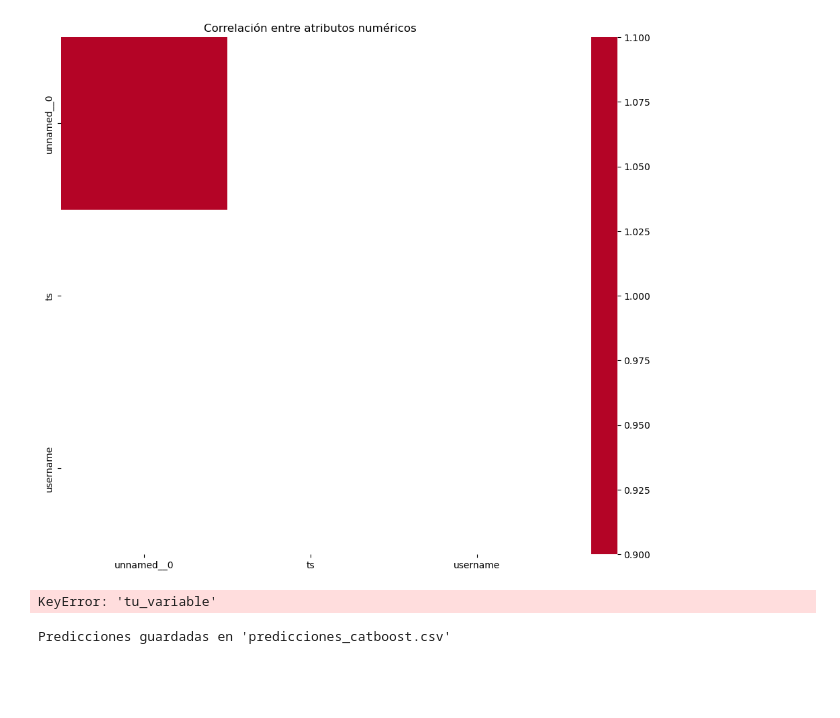
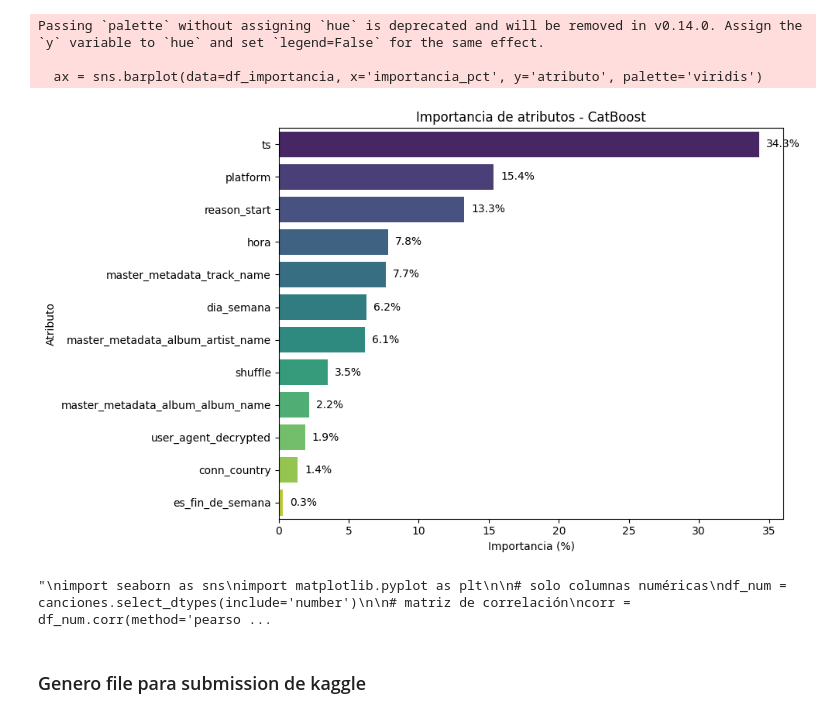
Before and after one commit to belenchen1/song-skip-predictor, a Jupyter notebook: t5p-spotify.ipynb, the cells around one changed output. Cells and saved outputs as stored; diff of their text form; code cells hidden in the pictures; blank space fills up the shorter version.

Commit message:
AUC 0.92793 en kaggle - emprolijo archivo y extraigo atributos de ts

```diff
--- a/t5p-spotify.ipynb
+++ b/t5p-spotify.ipynb
@@ -329,4 +290,36 @@ Passing `palette` without assigning `hue` is deprecated and will be removed in v
+# %%
+importancia = modelofinal.get_feature_importance()
+columnas = X_train.columns
+
+df_importancia = pd.DataFrame({
+   'atributo': columnas,
+   'importancia': importancia
+})
+
+# Calcular porcentajes
+df_importancia['importancia_pct'] = 100 * df_importancia['importancia'] / df_importancia['importancia'].sum()
+df_importancia = df_importancia.sort_values(by='importancia_pct', ascending=False).head(20)
+
+# Gráfico
+plt.figure(figsize=(10, 6))
+ax = sns.barplot(data=df_importancia, x='importancia_pct', y='atributo', palette='viridis')
+plt.title('Importancia de atributos - CatBoost')
+plt.xlabel('Importancia (%)')
+plt.ylabel('Atributo')
+
+# Agregar los porcentajes encima de las barras
+for i, (valor, atributo) in enumerate(zip(df_importancia['importancia_pct'], df_importancia['atributo'])):
+   ax.text(valor + 0.5, i, f"{valor:.1f}%", va='center')
+
+plt.tight_layout()
+plt.show()
+# %% [output]
+Passing `palette` without assigning `hue` is deprecated and will be removed in v0.14.0. Assign the `y` variable to `hue` and set `legend=False` for the same effect.
+
+  ax = sns.barplot(data=df_importancia, x='importancia_pct', y='atributo', palette='viridis')
+[figure, added]
 # %%
+'''
 import seaborn as sns
 import matplotlib.pyplot as plt
 
@@ -342,46 +335,9 @@ plt.show()
 
 target_feature = 'tu_variable'
 df_num.corrwith(df_num[target_feature]).sort_values(ascending=False)
+
+'''
 # %% [output]
-[figure, removed]
-KeyError: 'tu_variable'
+"\nimport seaborn as sns\nimport matplotlib.pyplot as plt\n\n# solo columnas numéricas\ndf_num = canciones.select_dtypes(include='number')\n\n# matriz de correlación\ncorr = df_num.corr(method='pearso ...
-# %%
-submission = pd.read_csv("submission.csv")
-
-
-submission["ts"] = pd.to_datetime(submission["ts"], utc=True).view("int64") / 10**9
-
-categorical_cols = [
-    "platform", "conn_country", "user_agent_decrypted",
-    "master_metadata_track_name", "master_metadata_album_artist_name",
-    "master_metadata_album_album_name", "reason_start"
-]
-
-
-for col in categorical_cols:
-    submission[col] = submission[col].astype(str)
-
-
-if "spotify_track_uri" in submission.columns:
-    submission = submission.drop(columns=["spotify_track_uri"])
-
-# Normalizar nombres de columnas
-submission.columns = (
-    submission.columns
-    .str.replace(r"[^\w]", "_", regex=True)
-    .str.lower()
-)
-
-# Predicción
-df_predicciones = pd.DataFrame({
-    'ID': submission.iloc[submission.index, 0],
-    'TARGET': modelofinal.predict_proba(submission)[:, 1]
-})
-
-
-# Guardar en un archivo CSV
-df_predicciones.to_csv("predicciones_catboost.csv", index=False)
-
-print("Predicciones guardadas en 'predicciones_catboost.csv'")
-# %% [output]
-Predicciones guardadas en 'predicciones_catboost.csv'
+# %% [markdown]
+### Genero file para submission de kaggle
```
Also changed, not shown: parts of 22 cells of this notebook.
